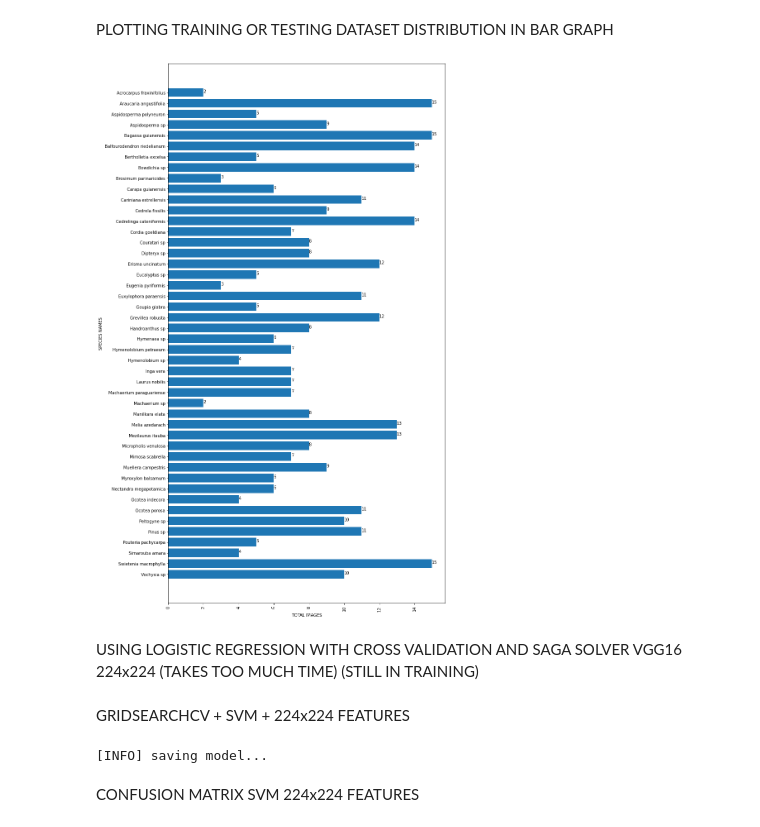
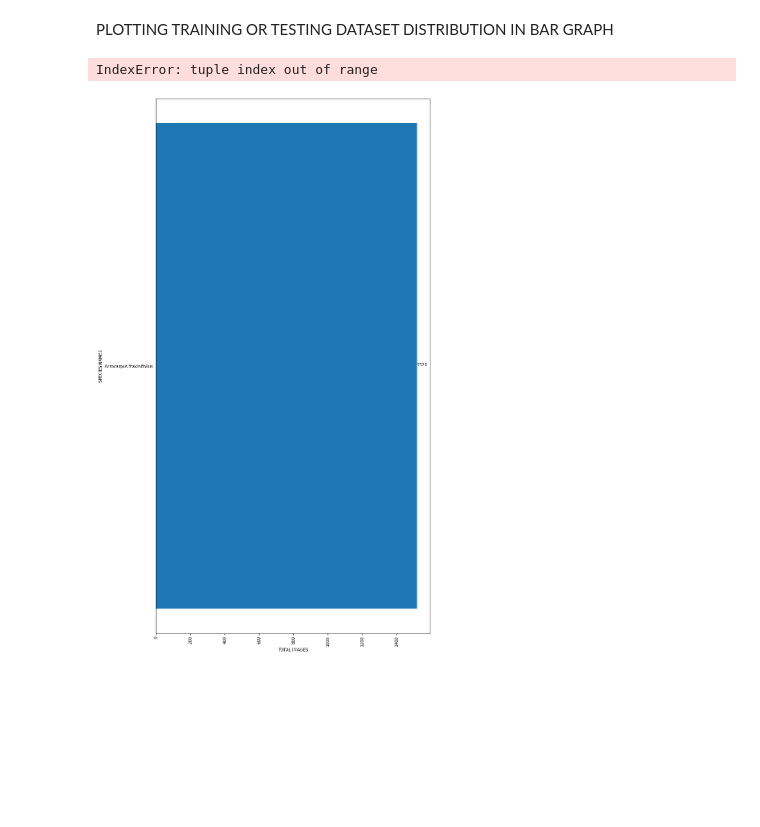
Before and after one commit to keithcallenberg/brazilianflora, a Jupyter notebook: feature_extraction.ipynb, the cells around one changed output. Drawn from its saved outputs; the diff is of its cells as text; code cells hidden in the pictures; blank space fills up the shorter version.

```diff
--- a/feature_extraction.ipynb
+++ b/feature_extraction.ipynb
@@ -356,35 +514,31 @@ plt.show()
 # %% [markdown]
 PLOTTING TRAINING OR TESTING DATASET DISTRIBUTION IN BAR GRAPH
 # %%
-import h5py
-import matplotlib.pyplot as plt
-
 fig, ax = plt.subplots(figsize=(12, 24))
 
 label = {}
 
-db = h5py.File("/content/drive/My Drive/Colab_Notebooks/python code/features.hdf5","r")
-i = int(db["labels"].shape[0]*0.8)
+db = h5py.File("/home/haroldle/pythonProject/brazilflora/featuresTrain.hdf5","r")
+i = int(db["labels"].shape[0])
 #WARNING Either 1 for loop can be uncommented
 #UNCOMMENTING For loop below for plotting the training data distribution
-#for j in range(i):
+for j in range(i):
 #UNCOMMENTING For loop below for plotting the test data distribution
-for j in range(i, db["labels"].shape[0]):
-  if (not (db["label_names"][db["labels"][j]] in label.keys())):
-    label[db["label_names"][db["labels"][j]]] = 1
-  else:
-    label[db["label_names"][db["labels"][j]]] += 1
+#for j in range(i, db["labels"].shape[0]):
+    if (not (db["label_names"][db["labels"][j]] in label.keys())):
+        label[db["label_names"][db["labels"][j]]] = 1
+    else:
+        label[db["label_names"][db["labels"][j]]] += 1
 
 labels, values = zip(*sorted(label.items(), reverse=True))
 plt.barh(labels, values)
 #ax.bar(labels, values)
 plt.xticks(rotation=90)
 plt.xlabel("TOTAL IMAGES")
 plt.ylabel("SPECIES NAMES")
 for i in range(46):
-  plt.text(values[i],i,str(values[i]))
+    plt.text(values[i],i,str(values[i]))
 plt.show()
 # %% [output]
+IndexError: tuple index out of range
-[figure, old version]
+[figure, new version]
-# %% [markdown]
-USING LOGISTIC REGRESSION WITH CROSS VALIDATION AND SAGA SOLVER VGG16 224x224 (TAKES TOO MUCH TIME) (STILL IN TRAINING)
@@ -417,23 +544,0 @@ db.close()
-# %% [markdown]
-GRIDSEARCHCV + SVM + 224x224 FEATURES
-# %%
-from sklearn.svm import SVC
-from sklearn.model_selection import GridSearchCV
-from sklearn.metrics import classification_report
-import h5py
-import pickle
-
-db = h5py.File("/home/haroldle/pythonProject/brazilflora/features.hdf5","r")
-i = int(db["labels"].shape[0]*0.8)
-param_grid = {'C': [1, 10, 100],  'gamma': ["auto"], 'kernel': ['rbf']}
-grid = GridSearchCV(SVC(decision_function_shape='ovr'), param_grid, cv= 3, n_jobs=-1)
-grid.fit(db["features"][:i], db["labels"][:i])
-
-print("[INFO] saving model...")
-f = open("/home/haroldle/pythonProject/brazilflora/SVMFeature.pickle", "wb")
-f.write(pickle.dumps(grid.best_estimator_))
-f.close()
-# %% [output]
-[INFO] saving model...
-# %% [markdown]
-CONFUSION MATRIX SVM 224x224 FEATURES
```
Also changed, not shown: parts of 36 cells of this notebook.
